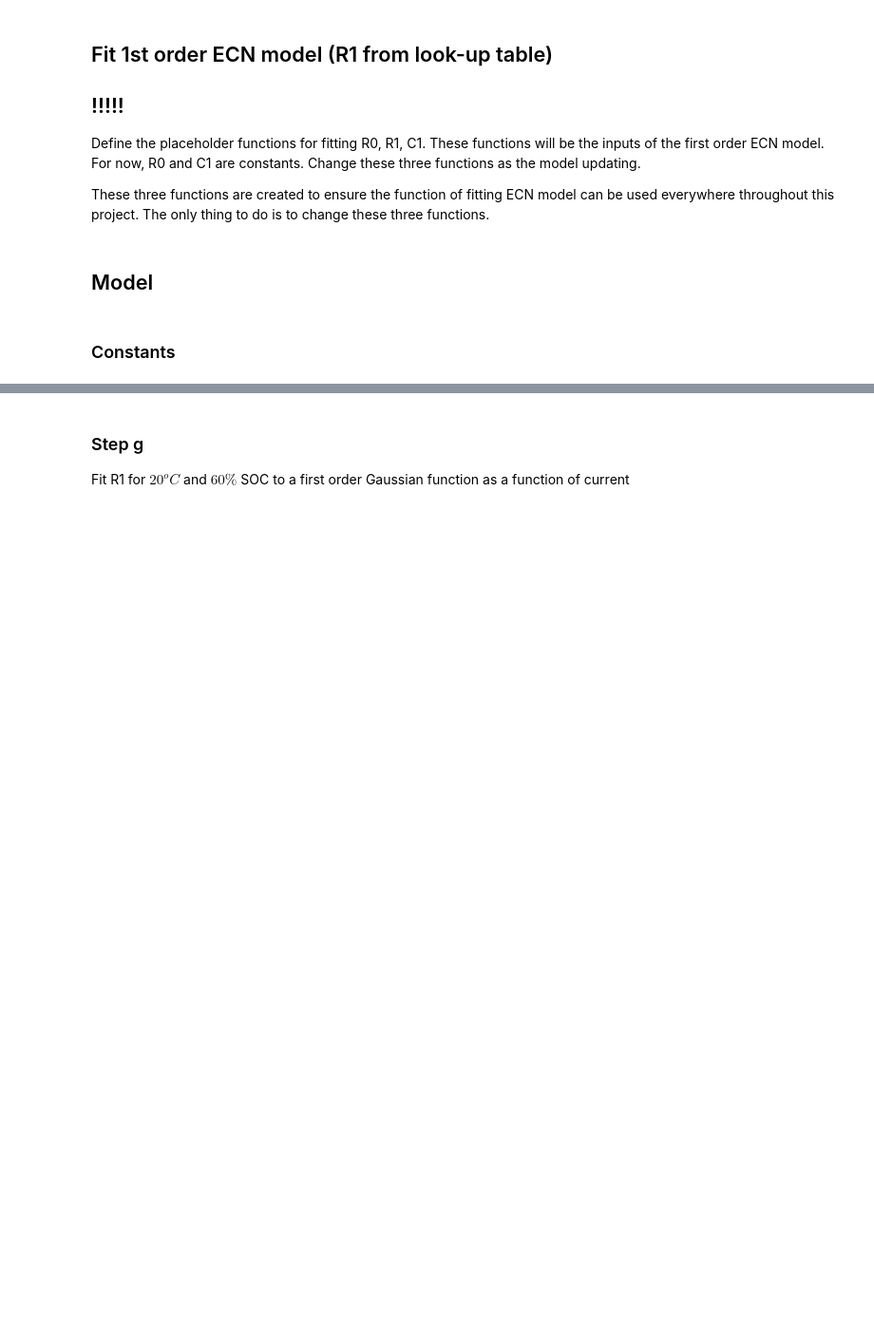
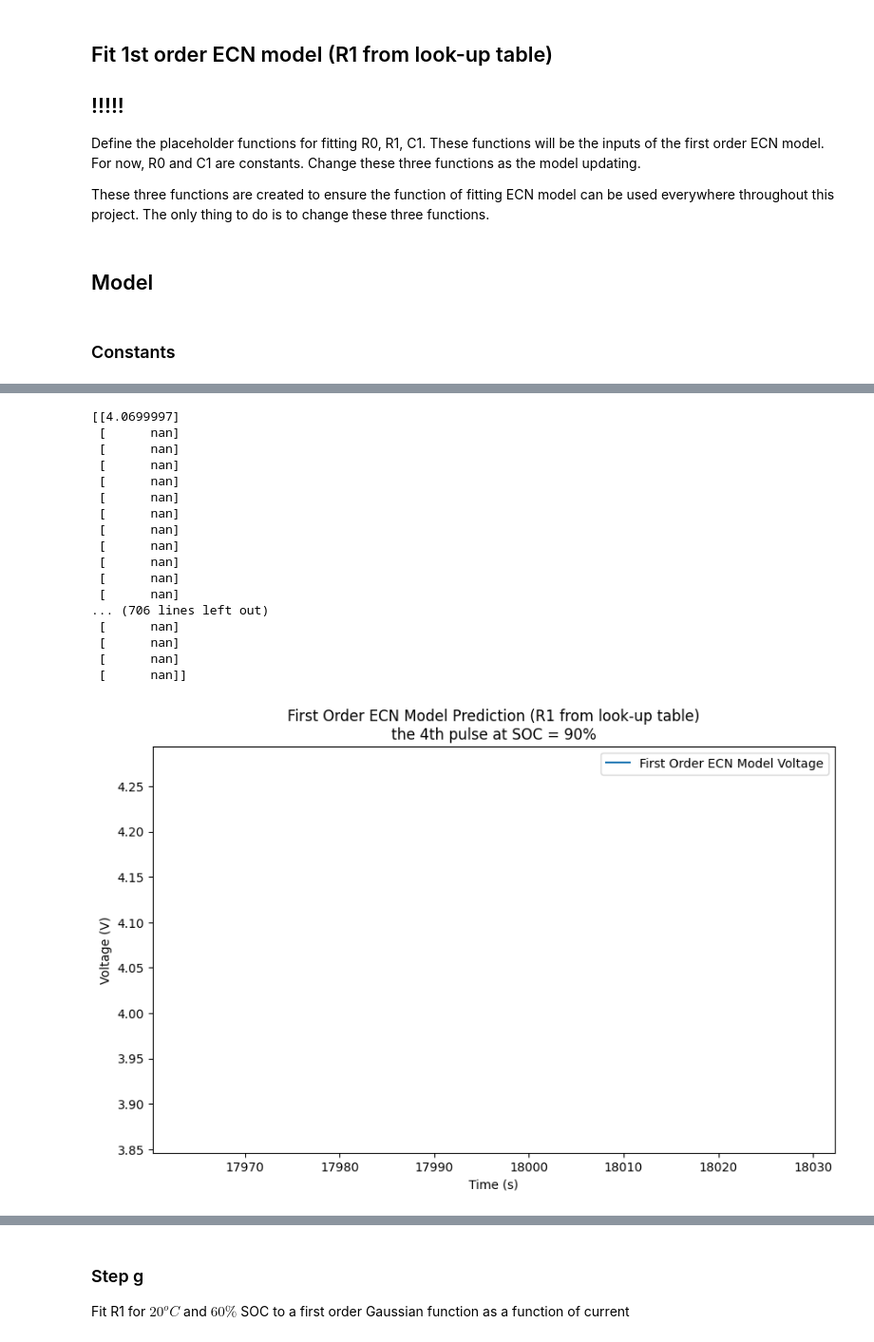
Before and after one commit to sunfanyi/modelling-of-lithium-ion-batteries, a Jupyter notebook: part_3.ipynb, the cells around one changed output, grey strips where cells are left out. Shown at 95% size. Cells and saved outputs as stored; diff of their text form; code cells hidden in the pictures; blank space fills up the shorter version.

```diff
--- a/part_3.ipynb
+++ b/part_3.ipynb
@@ -427,15 +425,34 @@ TypeError: fit_C1_temp() takes 1 positional argument but 3 were given
 # %%
 _, ax = plt.subplots(figsize=(10, 6))
 ax.plot(t_seg, V_pred, label='First Order ECN Model Voltage')
-ax.plot(t_seg, V_actual_seg, label='Actual Voltage')
+# ax.plot(t_seg, V_actual_seg, label='Actual Voltage')
 ax.legend()
 ax.set_xlim([t_seg[0], t_seg[-1]])
 ax.set_xlabel('Time (s)')
 ax.set_ylabel('Voltage (V)')
 pulse_info = 'the {}th pulse at SOC = {:0.0f}%'.format(which_pulse,
                                       SOC_from_idx_map[which_SOC-1]*100)
 ax.set_title('First Order ECN Model Prediction (R1 from look-up table)\n'+pulse_info)
 plt.show()
+# %% [output]
+[[4.0699997]
+ [      nan]
+ [      nan]
+ [      nan]
+ [      nan]
+ [      nan]
+ [      nan]
+ [      nan]
+ [      nan]
+ [      nan]
+ [      nan]
+ [      nan]
+... (706 lines left out)
+ [      nan]
+ [      nan]
+ [      nan]
+ [      nan]]
+[figure, added]
 # %%
 V_pred = first_order_ECN(t, I, T, V_actual, ref_OCV, ref_SOC,
                          fit_R0, fit_R1, fit_C1)
```
Also changed, not shown: parts of 2 cells of this notebook, 1 other file.
